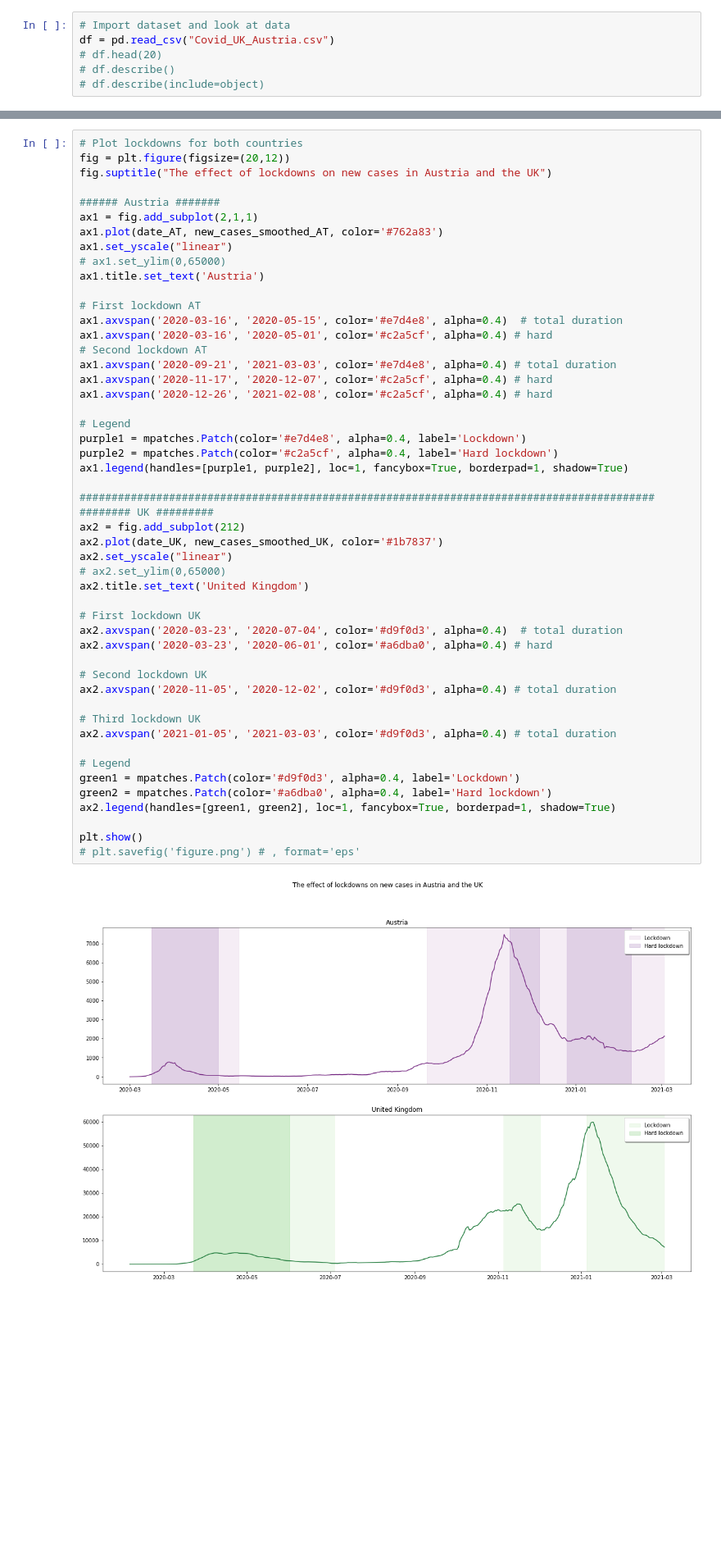
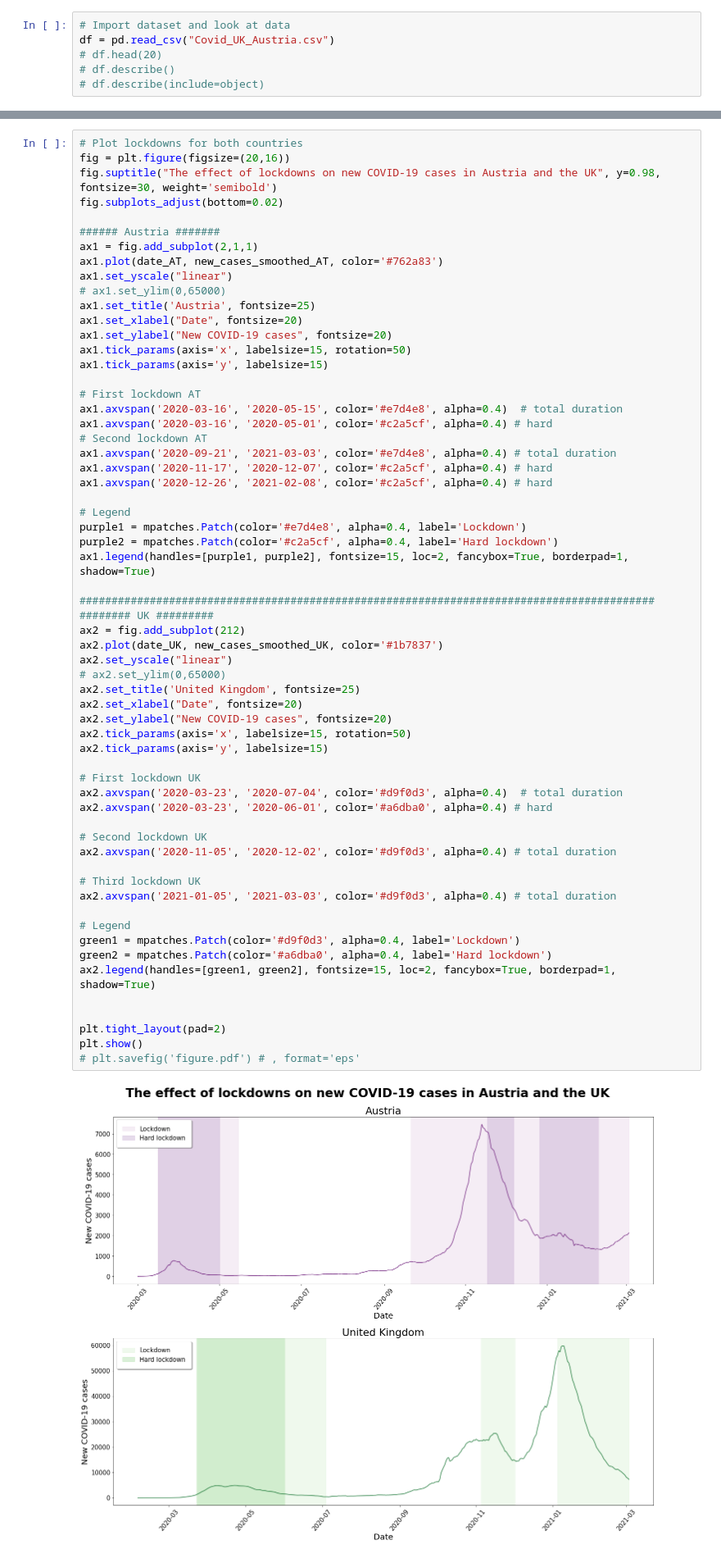
Before and after one commit to acumpelik/DataVisualizationClass, a Jupyter notebook: Week 2/DataVis2021_Assignment2_Cumpelik.ipynb, the cells around one changed output, grey strips where cells are left out. Shown: that part at 82% size. Cells and saved outputs as stored; diff of their text form; blank space fills up the shorter version.

Commit message:
formatting

```diff
--- a/Week 2/DataVis2021_Assignment2_Cumpelik.ipynb
+++ b/Week 2/DataVis2021_Assignment2_Cumpelik.ipynb
@@ -97,15 +97,20 @@ plt.show()
 [figure]
 # %%
 # Plot lockdowns for both countries
-fig = plt.figure(figsize=(20,12))
-fig.suptitle("The effect of lockdowns on new cases in Austria and the UK")
+fig = plt.figure(figsize=(20,16))
+fig.suptitle("The effect of lockdowns on new COVID-19 cases in Austria and the UK", y=0.98, fontsize=30, weight='semibold')
+fig.subplots_adjust(bottom=0.02)
 
 ###### Austria #######
 ax1 = fig.add_subplot(2,1,1)
 ax1.plot(date_AT, new_cases_smoothed_AT, color='#762a83')
 ax1.set_yscale("linear")
 # ax1.set_ylim(0,65000)
-ax1.title.set_text('Austria')
+ax1.set_title('Austria', fontsize=25)
+ax1.set_xlabel("Date", fontsize=20)
+ax1.set_ylabel("New COVID-19 cases", fontsize=20)
+ax1.tick_params(axis='x', labelsize=15, rotation=50)
+ax1.tick_params(axis='y', labelsize=15)
 
 # First lockdown AT
 ax1.axvspan('2020-03-16', '2020-05-15', color='#e7d4e8', alpha=0.4)  # total duration
@@ -115,38 +120,44 @@ ax1.axvspan('2020-09-21', '2021-03-03', color='#e7d4e8', alpha=0.4) # total dura
 ax1.axvspan('2020-11-17', '2020-12-07', color='#c2a5cf', alpha=0.4) # hard
 ax1.axvspan('2020-12-26', '2021-02-08', color='#c2a5cf', alpha=0.4) # hard
 
 # Legend
 purple1 = mpatches.Patch(color='#e7d4e8', alpha=0.4, label='Lockdown')
 purple2 = mpatches.Patch(color='#c2a5cf', alpha=0.4, label='Hard lockdown')
-ax1.legend(handles=[purple1, purple2], loc=1, fancybox=True, borderpad=1, shadow=True)
+ax1.legend(handles=[purple1, purple2], fontsize=15, loc=2, fancybox=True, borderpad=1, shadow=True)
 
 ##########################################################################################
 ######## UK #########
 ax2 = fig.add_subplot(212)
 ax2.plot(date_UK, new_cases_smoothed_UK, color='#1b7837')
 ax2.set_yscale("linear")
 # ax2.set_ylim(0,65000)
-ax2.title.set_text('United Kingdom')
+ax2.set_title('United Kingdom', fontsize=25)
+ax2.set_xlabel("Date", fontsize=20)
+ax2.set_ylabel("New COVID-19 cases", fontsize=20)
+ax2.tick_params(axis='x', labelsize=15, rotation=50)
+ax2.tick_params(axis='y', labelsize=15)
 
 # First lockdown UK
 ax2.axvspan('2020-03-23', '2020-07-04', color='#d9f0d3', alpha=0.4)  # total duration
 ax2.axvspan('2020-03-23', '2020-06-01', color='#a6dba0', alpha=0.4) # hard
 
 # Second lockdown UK
 ax2.axvspan('2020-11-05', '2020-12-02', color='#d9f0d3', alpha=0.4) # total duration
 
 # Third lockdown UK
 ax2.axvspan('2021-01-05', '2021-03-03', color='#d9f0d3', alpha=0.4) # total duration
 
 # Legend
 green1 = mpatches.Patch(color='#d9f0d3', alpha=0.4, label='Lockdown')
 green2 = mpatches.Patch(color='#a6dba0', alpha=0.4, label='Hard lockdown')
-ax2.legend(handles=[green1, green2], loc=1, fancybox=True, borderpad=1, shadow=True)
+ax2.legend(handles=[green1, green2], fontsize=15, loc=2, fancybox=True, borderpad=1, shadow=True)
 
+
+plt.tight_layout(pad=2)
 plt.show()
-# plt.savefig('figure.png') # , format='eps'
+# plt.savefig('figure.pdf') # , format='eps'
 # %% [output]
-[figure, old version]
+[figure, new version]
 # %%
 # Plot new cases on a log scale
 fig = plt.figure(figsize=(18,8))
```
Also changed, not shown: 2 other files.
